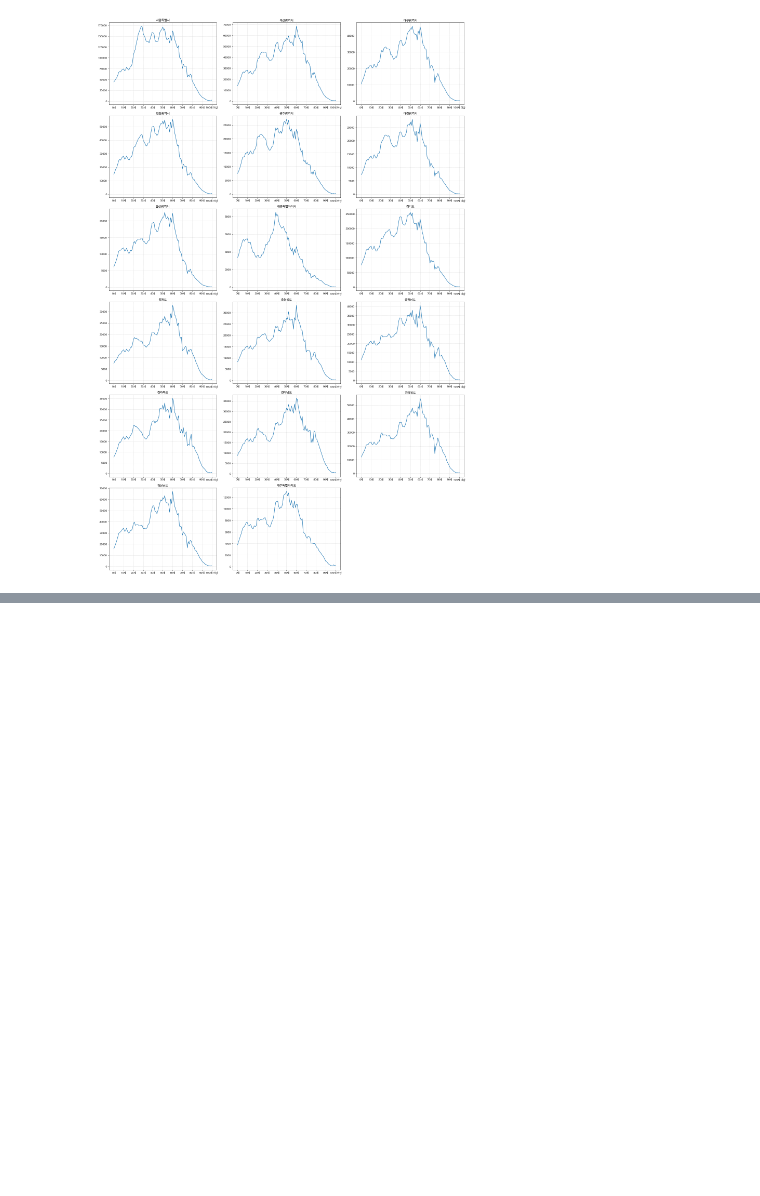
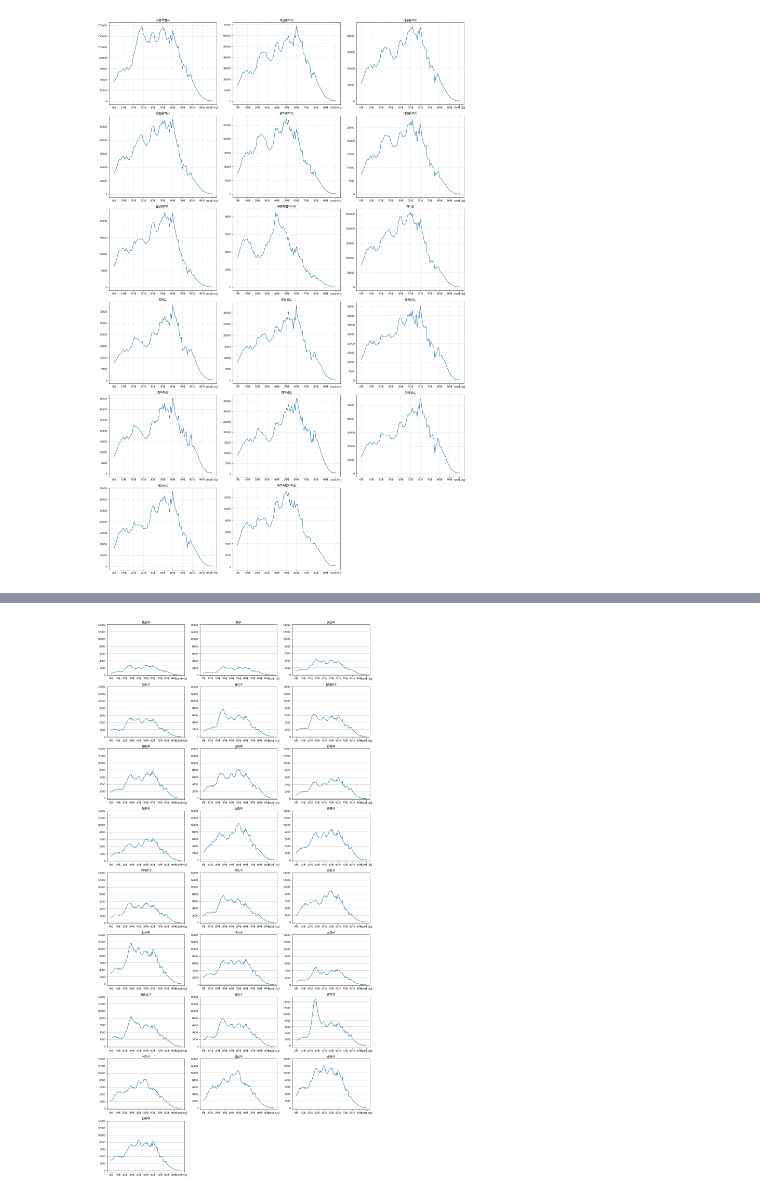
Before and after one commit to yojulab/learn_data_analytics, a Jupyter notebook: codes/연령별분포.ipynb, the cells around one changed output, grey strips where cells are left out. Saved outputs shown, nothing was run; the diff lists cells and outputs as text; code cells hidden in the pictures; blank space fills up the shorter version.

```diff
--- a/codes/연령별분포.ipynb
+++ b/codes/연령별분포.ipynb
@@ -238,0 +257,12 @@ fig.tight_layout()
+# %%
+fig = plt.figure(figsize=(15,30))
+for index in range(len(gu_df)):
+  ax = fig.add_subplot(9,3,index+1)
+  ax.plot(gu_df.iloc[index])
+  ax.set_xticks(range(0,101,10))
+  ax.set_yticks(range(0, 15000, 2000))
+  ax.set_title(gu_df.index[index].split(' ')[1])
+  plt.grid(axis='y')
+fig.tight_layout()
+# %% [output]
+[figure, added]
```
Also changed, not shown: parts of 11 cells of this notebook.
